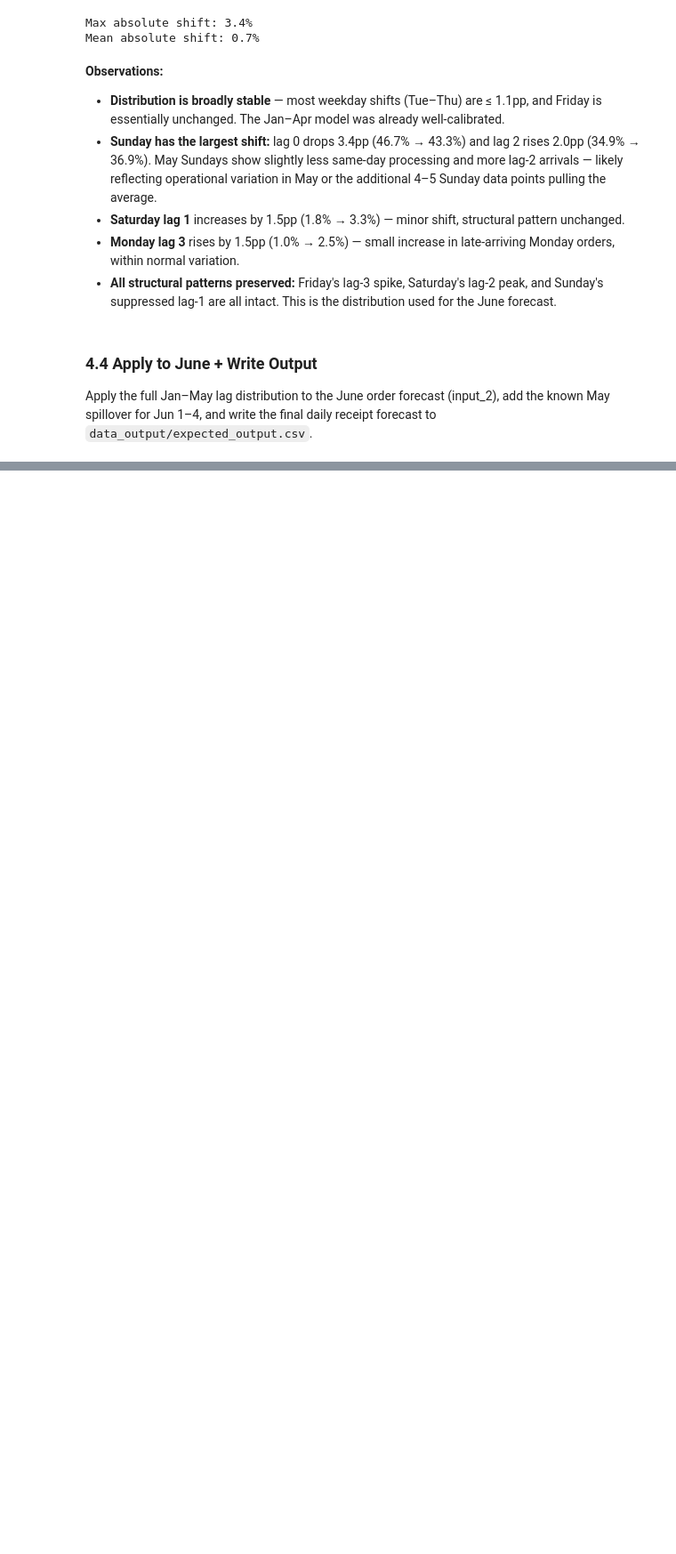
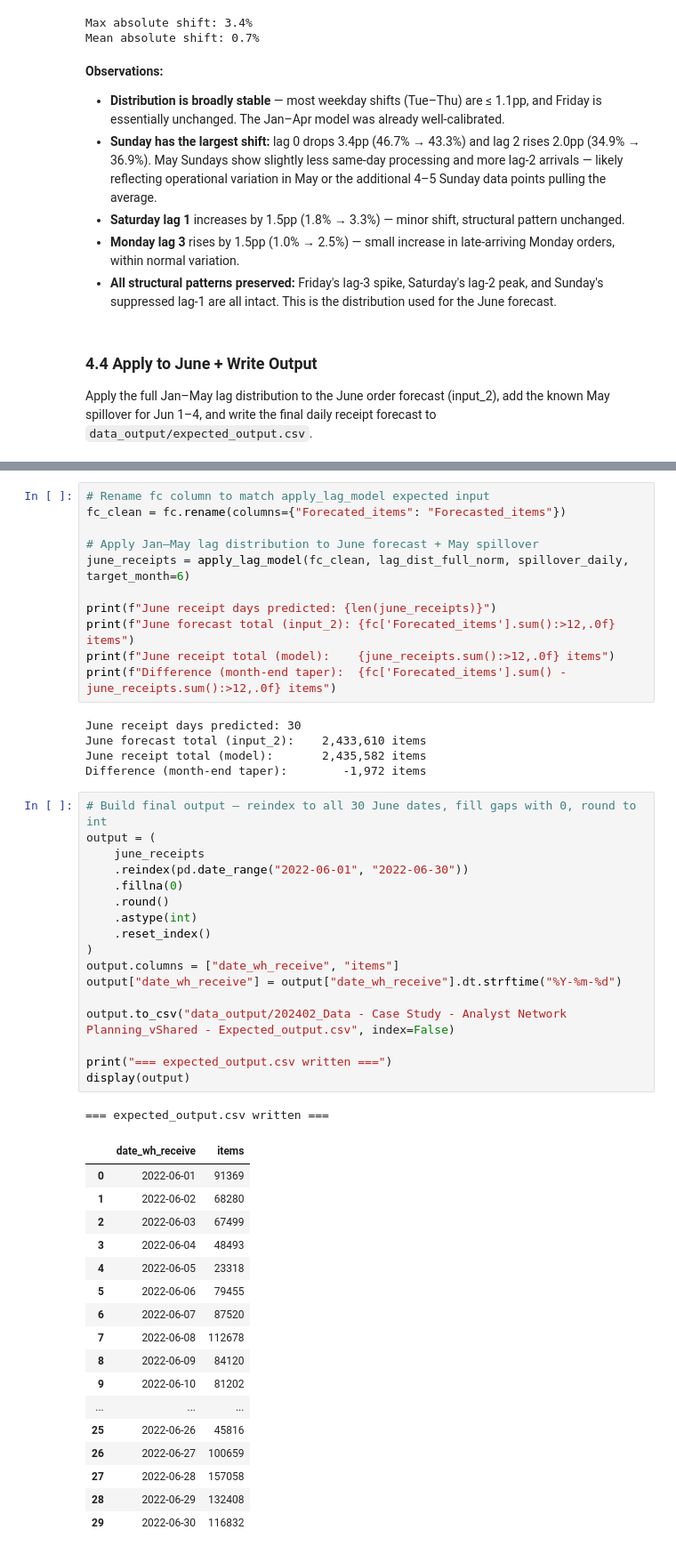
Before and after one commit to traha-89/zalando_fcst_case_study, a Jupyter notebook: analysis.ipynb, the cells around one changed output, grey strips where cells are left out. Shown at 89% size. Drawn from its saved outputs; the diff is of its cells as text; blank space fills up the shorter version.

```diff
--- a/analysis.ipynb
+++ b/analysis.ipynb
@@ -1536,0 +1564,52 @@ Apply the full Jan–May lag distribution to the June order forecast (input_2),
+# %%
+# Rename fc column to match apply_lag_model expected input
+fc_clean = fc.rename(columns={"Forecated_items": "Forecasted_items"})
+
+# Apply Jan–May lag distribution to June forecast + May spillover
+june_receipts = apply_lag_model(fc_clean, lag_dist_full_norm, spillover_daily, target_month=6)
+
+print(f"June receipt days predicted: {len(june_receipts)}")
+print(f"June forecast total (input_2): {fc['Forecated_items'].sum():>12,.0f} items")
+print(f"June receipt total (model):    {june_receipts.sum():>12,.0f} items")
+print(f"Difference (month-end taper):  {fc['Forecated_items'].sum() - june_receipts.sum():>12,.0f} items")
+# %% [output]
+June receipt days predicted: 30
+June forecast total (input_2):    2,433,610 items
+June receipt total (model):       2,435,582 items
+Difference (month-end taper):        -1,972 items
+# %%
+# Build final output — reindex to all 30 June dates, fill gaps with 0, round to int
+output = (
+    june_receipts
+    .reindex(pd.date_range("2022-06-01", "2022-06-30"))
+    .fillna(0)
+    .round()
+    .astype(int)
+    .reset_index()
+)
+output.columns = ["date_wh_receive", "items"]
+output["date_wh_receive"] = output["date_wh_receive"].dt.strftime("%Y-%m-%d")
+
+output.to_csv("data_output/202402_Data - Case Study - Analyst Network Planning_vShared - Expected_output.csv", index=False)
+
+print("=== expected_output.csv written ===")
+display(output)
+# %% [output]
+=== expected_output.csv written ===
+|  | date_wh_receive | items |
+| 0 | 2022-06-01 | 91369 |
+| 1 | 2022-06-02 | 68280 |
+| 2 | 2022-06-03 | 67499 |
+| 3 | 2022-06-04 | 48493 |
+| 4 | 2022-06-05 | 23318 |
+| 5 | 2022-06-06 | 79455 |
+| 6 | 2022-06-07 | 87520 |
+| 7 | 2022-06-08 | 112678 |
+| 8 | 2022-06-09 | 84120 |
+| 9 | 2022-06-10 | 81202 |
+| ... | ... | ... |
+| 25 | 2022-06-26 | 45816 |
+| 26 | 2022-06-27 | 100659 |
+| 27 | 2022-06-28 | 157058 |
+| 28 | 2022-06-29 | 132408 |
+| 29 | 2022-06-30 | 116832 |
```
Also changed, not shown: parts of 3 cells of this notebook, 3 other files.
